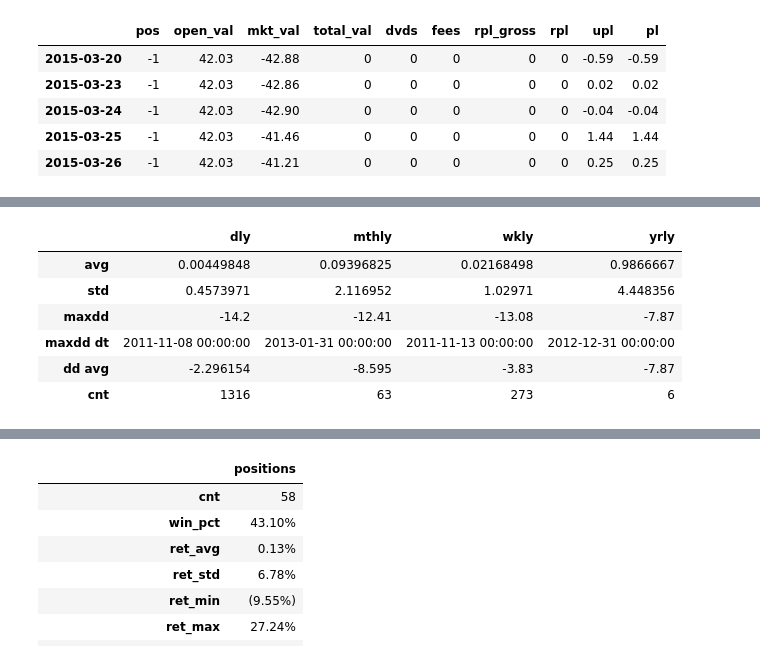
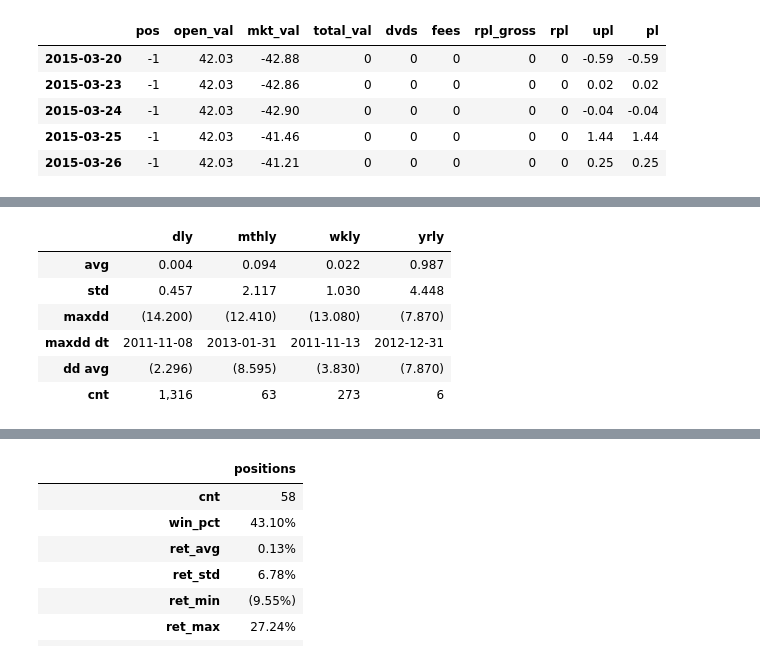
Before and after one commit to bpsmith/tia, a Jupyter notebook: examples/model_usage.ipynb, the cells around one changed output, grey strips where cells are left out. Cells and saved outputs as stored; diff of their text form; code cells hidden in the pictures.

```diff
--- a/examples/model_usage.ipynb
+++ b/examples/model_usage.ipynb
@@ -88,17 +90,20 @@ port.positions.frame.tail(4)
 | 58 | Short | 2015-03-10 | 2015-03-26 | -1 | 42.03 | NaN | 42.03 | -0.87 | 1.01 | 0.82 | ... |
 # %%
 # Look at basic p/l stats
+
+PLFMT = new_dynamic_formatter(method='row', precision=3, pcts=0, trunc_dot_zeros=1)
+
 tmp = pd.DataFrame({'dly': port.dly_pl_stats.series,
               'wkly': port.weekly_pl_stats.series,
               'mthly': port.monthly_pl_stats.series,
               'yrly': port.annual_pl_stats.series})
-tmp
+PLFMT(tmp)
 # %% [output]
 |  | dly | mthly | wkly | yrly |
-| avg | 0.00449848 | 0.09396825 | 0.02168498 | 0.9866667 |
-| std | 0.4573971 | 2.116952 | 1.02971 | 4.448356 |
-| maxdd | -14.2 | -12.41 | -13.08 | -7.87 |
-| maxdd dt | 2011-11-08 00:00:00 | 2013-01-31 00:00:00 | 2011-11-13 00:00:00 | 2012-12-31 00:00:00 |
-| dd avg | -2.296154 | -8.595 | -3.83 | -7.87 |
-| cnt | 1316 | 63 | 273 | 6 |
+| avg | 0.004 | 0.094 | 0.022 | 0.987 |
+| std | 0.457 | 2.117 | 1.030 | 4.448 |
+| maxdd | (14.200) | (12.410) | (13.080) | (7.870) |
+| maxdd dt | 2011-11-08 | 2013-01-31 | 2011-11-13 | 2012-12-31 |
+| dd avg | (2.296) | (8.595) | (3.830) | (7.870) |
+| cnt | 1,316 | 63 | 273 | 6 |
 # %%
```
Also changed, not shown: parts of 4 cells of this notebook, 4 other files.
